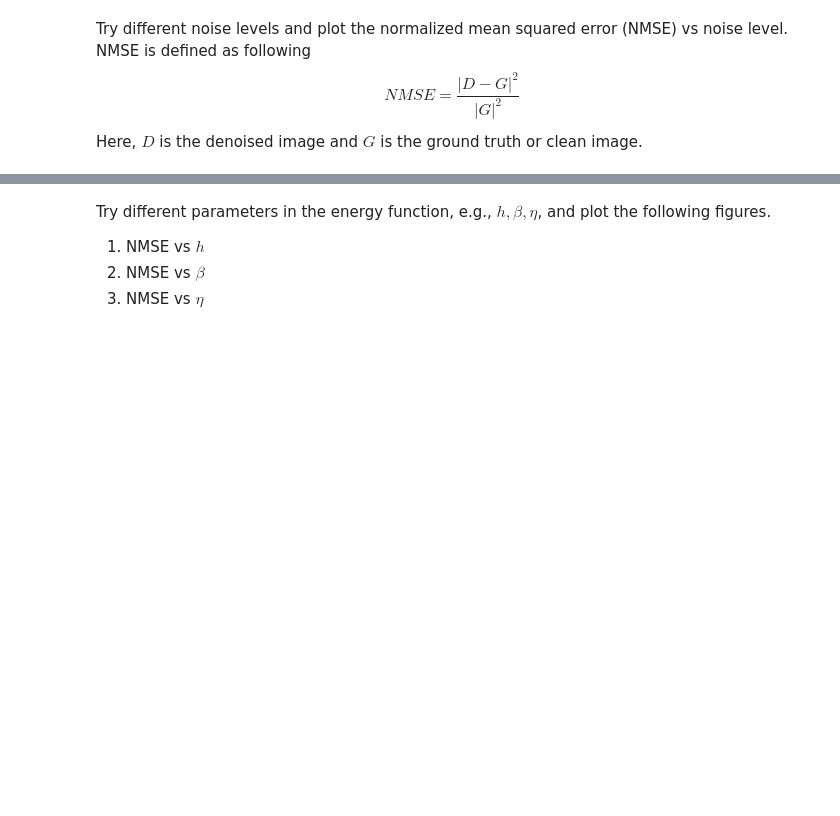
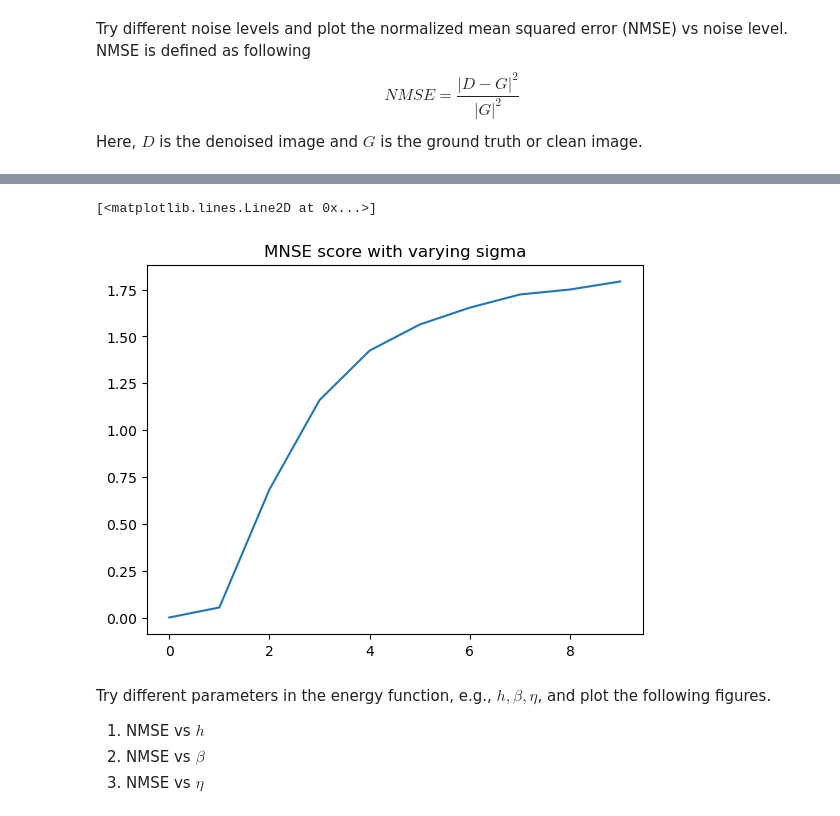
Before and after one commit to giffel99/ssy316-advanced-probabilistic, a Jupyter notebook: assignment3/Python lab 3.ipynb, the cells around one changed output, grey strips where cells are left out. Saved outputs shown, nothing was run; the diff lists cells and outputs as text; code cells hidden in the pictures; blank space fills up the shorter version.

```diff
--- a/assignment3/Python lab 3.ipynb
+++ b/assignment3/Python lab 3.ipynb
@@ -148,3 +297,19 @@ Try different noise levels and plot the normalized mean squared error (NMSE) vs
 NMSE is defined as following
 $$ NMSE = \frac{|D-G|^{2}}{|G|^2} $$
 Here, $D$ is the denoised image and $G$ is the ground truth or clean image.
+# %%
+def NMSE(D, G):
+    res = np.power(np.absolute(D - G),2).sum()
+    res = res / np.power(np.absolute(G),2).sum()
+    return res
+# %%
+height,width = clean_img.shape
+beta = 1
+eta = 2.1
+h = 0.1
+
+scores = []
+for sigma in range(0,10):
+    Y = clean_img + sigma*np.random.randn(height, width)
+    X, energy = ising_model(Y,beta,eta,h,5)
+    scores.append(NMSE(X,clean_img))
@@ -151,3 +329,9 @@ Here, $D$ is the denoised image and $G$ is the ground truth or clean image.
+# %%
+plt.title("MNSE score with varying sigma")
+plt.plot( scores)
+# %% [output]
+[<matplotlib.lines.Line2D at 0x...>]
+[figure, added]
 # %% [markdown]
 Try different parameters in the energy function, e.g., $ h, \beta, \eta$, and  plot the following figures.
 1. NMSE vs $ h$
```
Also changed, not shown: parts of 12 cells of this notebook.
